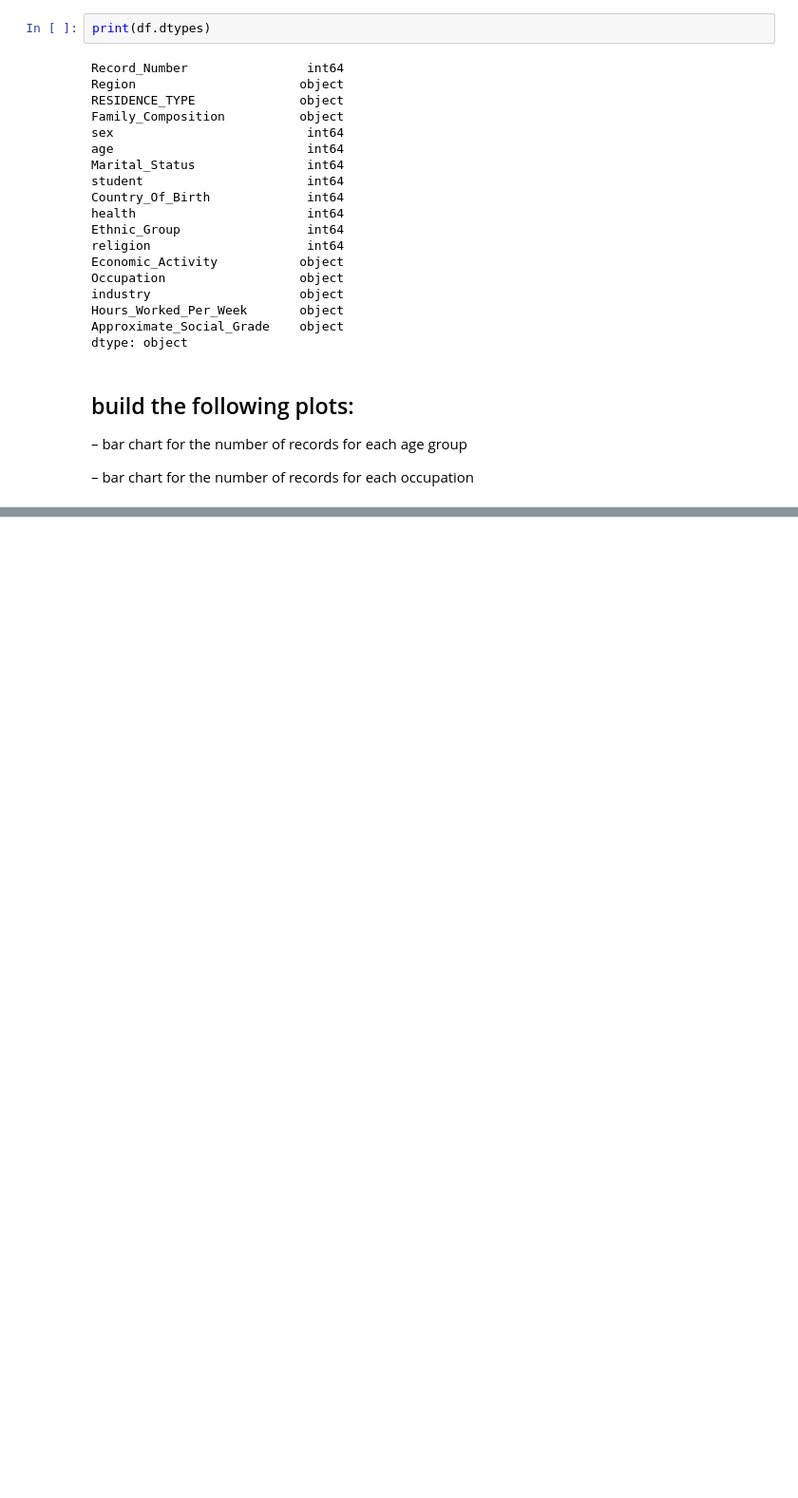
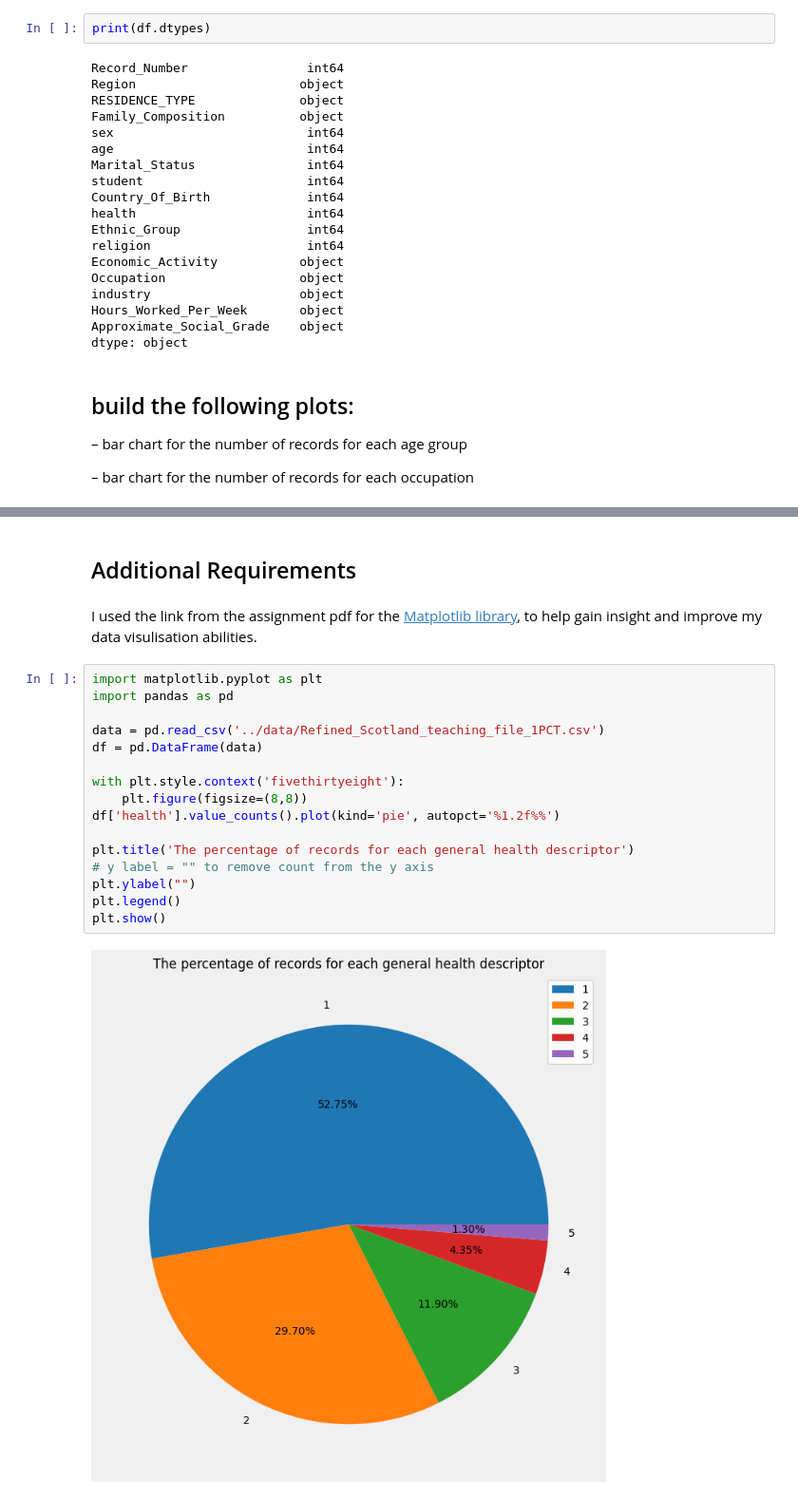
Before and after one commit to RyanStuart1/Python-final-assignment, a Jupyter notebook: notebooks/census2011.ipynb, the cells around one changed output, grey strips where cells are left out. Shown at 95% size. Saved outputs shown, nothing was run; the diff lists cells and outputs as text; blank space fills up the shorter version.

```diff
--- a/notebooks/census2011.ipynb
+++ b/notebooks/census2011.ipynb
@@ -309,0 +274,22 @@ plt.show()
+# %% [markdown]
+## Additional Requirements
+# %% [markdown]
+I used the link from the assignment pdf for the [Matplotlib library](http://matplotlib.org/), to help gain insight and improve my data visulisation abilities.
+# %%
+import matplotlib.pyplot as plt
+import pandas as pd
+
+data = pd.read_csv('../data/Refined_Scotland_teaching_file_1PCT.csv')
+df = pd.DataFrame(data)
+
+with plt.style.context('fivethirtyeight'):
+    plt.figure(figsize=(8,8))
+df['health'].value_counts().plot(kind='pie', autopct='%1.2f%%')
+
+plt.title('The percentage of records for each general health descriptor')
+# y label = "" to remove count from the y axis
+plt.ylabel("")
+plt.legend()
+plt.show()
+# %% [output]
+[figure, added]
```
Also changed, not shown: parts of 11 cells of this notebook.
